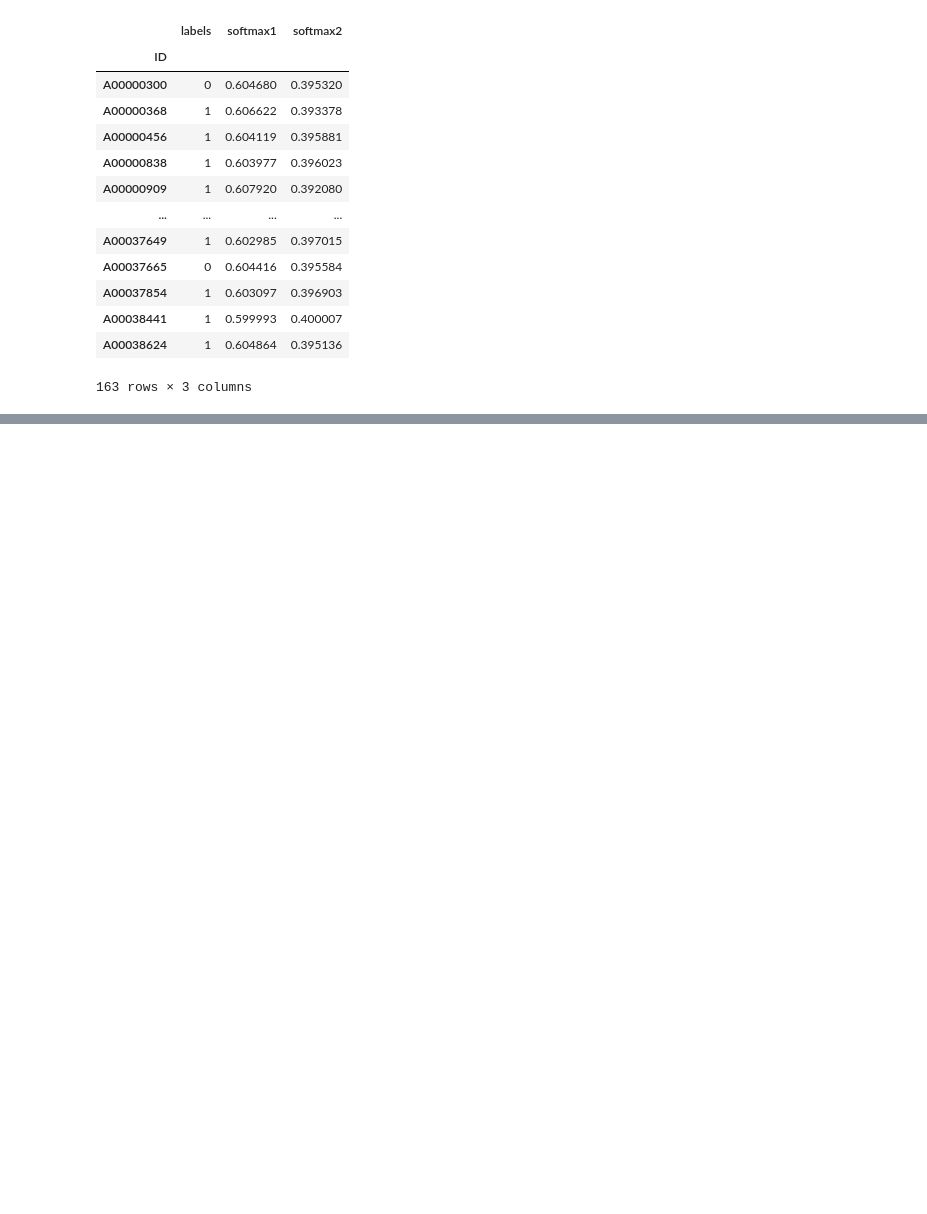
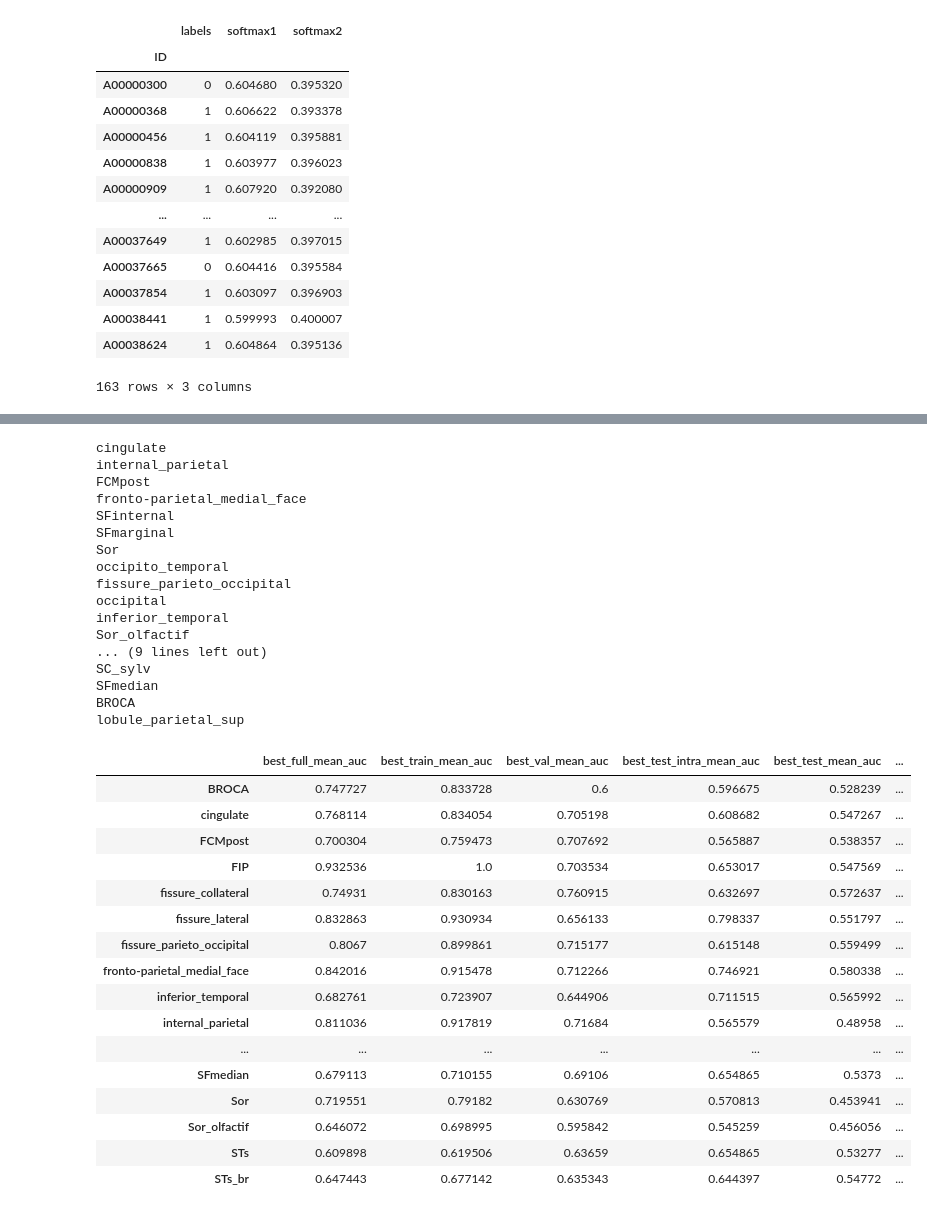
Before and after one commit to neurospin-projects/2023_agaudin_jchavas_folding_supervised, a Jupyter notebook: contrastive/notebooks/wandb_grid_searches/step3/ensemble_models.ipynb, the cells around one changed output, grey strips where cells are left out. Saved outputs shown, nothing was run; the diff lists cells and outputs as text; code cells hidden in the pictures; blank space fills up the shorter version.

```diff
--- a/contrastive/notebooks/wandb_grid_searches/step3/ensemble_models.ipynb
+++ b/contrastive/notebooks/wandb_grid_searches/step3/ensemble_models.ipynb
@@ -187,0 +234,64 @@ FileNotFoundError: [Errno 2] No such file or directory: '/neurospin/dico/agaudin
+# %%
+regions_path = "/neurospin/dico/agaudin/Runs/09_new_repo/Output/grid_searches/step2"
+regions = [region for region in os.listdir(regions_path) if not os.path.isfile(os.path.join(regions_path, region))]
+subsets = ['full', 'train', 'val', 'test_intra', 'test']
+
+cols = [f"best_{subset}_mean_auc" for subset in subsets] + [f"best_{subset}_median_auc" for subset in subsets]
+
+auc_df = pd.DataFrame(index=regions, columns=cols)
+
+
+for region in regions:
+    print(region)
+    save_path = os.path.join(regions_path, region, 'ensemble_models')
+    for subset in subsets:
+        # load df
+        mean_df = pd.read_csv(os.path.join(save_path, f'{subset}_ensemble_mean_probas.csv'))
+        median_df = pd.read_csv(os.path.join(save_path, f'{subset}_ensemble_median_probas.csv'))
+
+        # compute auc
+        mean_auc = roc_auc_score(mean_df.labels, mean_df.agg_mean2)
+        median_auc = roc_auc_score(median_df.labels, median_df.agg_median2)
+
+        # store auc
+        auc_df.loc[region, f'best_{subset}_mean_auc'] = mean_auc
+        auc_df.loc[region, f'best_{subset}_median_auc'] = median_auc
+
+auc_df = auc_df.sort_index(key=lambda col: col.str.lower())
+auc_df.to_csv(regions_path+'/ensemble_models_by_region.csv')
+auc_df
+# %% [output]
+cingulate
+internal_parietal
+FCMpost
+fronto-parietal_medial_face
+SFinternal
+SFmarginal
+Sor
+occipito_temporal
+fissure_parieto_occipital
+occipital
+inferior_temporal
+Sor_olfactif
+... (9 lines left out)
+SC_sylv
+SFmedian
+BROCA
+lobule_parietal_sup
+|  | best_full_mean_auc | best_train_mean_auc | best_val_mean_auc | best_test_intra_mean_auc | best_test_mean_auc | ... |
+| BROCA | 0.747727 | 0.833728 | 0.6 | 0.596675 | 0.528239 | ... |
+| cingulate | 0.768114 | 0.834054 | 0.705198 | 0.608682 | 0.547267 | ... |
+| FCMpost | 0.700304 | 0.759473 | 0.707692 | 0.565887 | 0.538357 | ... |
+| FIP | 0.932536 | 1.0 | 0.703534 | 0.653017 | 0.547569 | ... |
+| fissure_collateral | 0.74931 | 0.830163 | 0.760915 | 0.632697 | 0.572637 | ... |
+| fissure_lateral | 0.832863 | 0.930934 | 0.656133 | 0.798337 | 0.551797 | ... |
+| fissure_parieto_occipital | 0.8067 | 0.899861 | 0.715177 | 0.615148 | 0.559499 | ... |
+| fronto-parietal_medial_face | 0.842016 | 0.915478 | 0.712266 | 0.746921 | 0.580338 | ... |
+| inferior_temporal | 0.682761 | 0.723907 | 0.644906 | 0.711515 | 0.565992 | ... |
+| internal_parietal | 0.811036 | 0.917819 | 0.71684 | 0.565579 | 0.48958 | ... |
+| ... | ... | ... | ... | ... | ... | ... |
+| SFmedian | 0.679113 | 0.710155 | 0.69106 | 0.654865 | 0.5373 | ... |
+| Sor | 0.719551 | 0.79182 | 0.630769 | 0.570813 | 0.453941 | ... |
+| Sor_olfactif | 0.646072 | 0.698995 | 0.595842 | 0.545259 | 0.456056 | ... |
+| STs | 0.609898 | 0.619506 | 0.63659 | 0.654865 | 0.53277 | ... |
+| STs_br | 0.647443 | 0.677142 | 0.635343 | 0.644397 | 0.54772 | ... |
```
Also changed, not shown: parts of 9 cells of this notebook, 6 other files.
